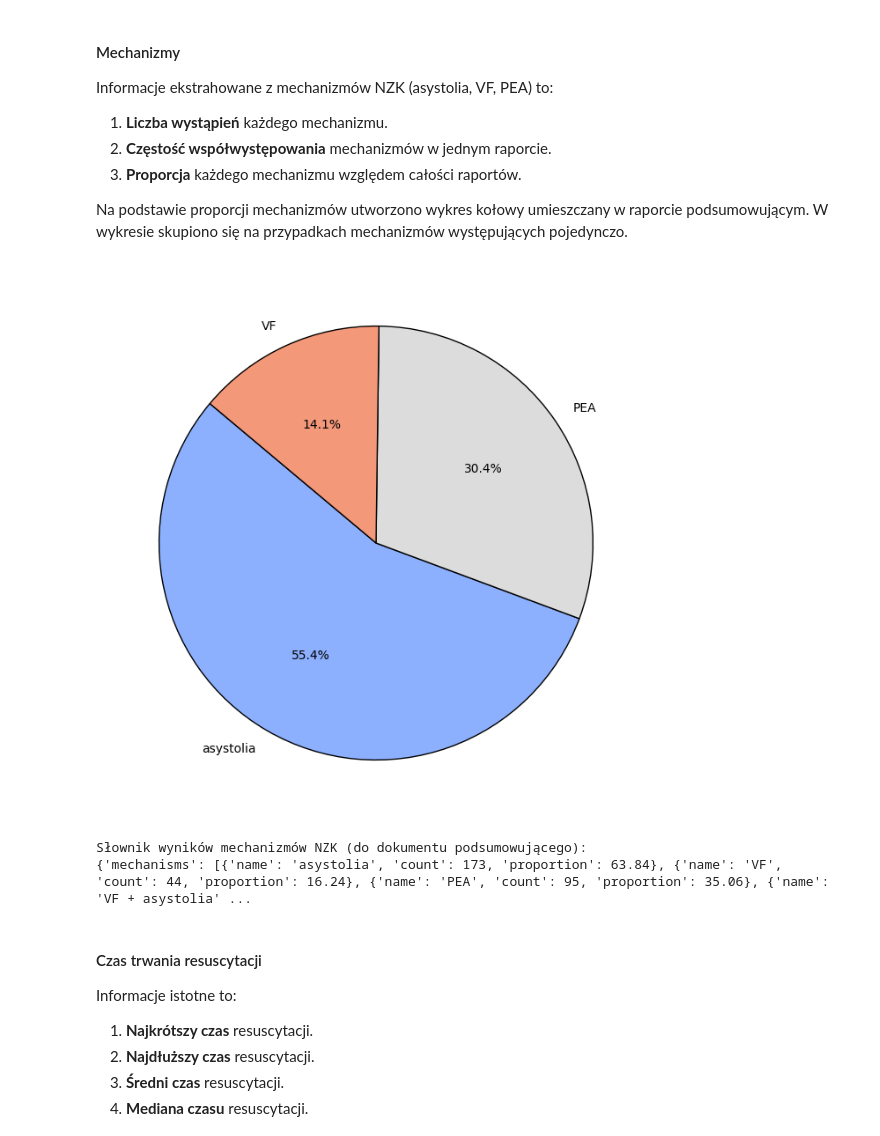
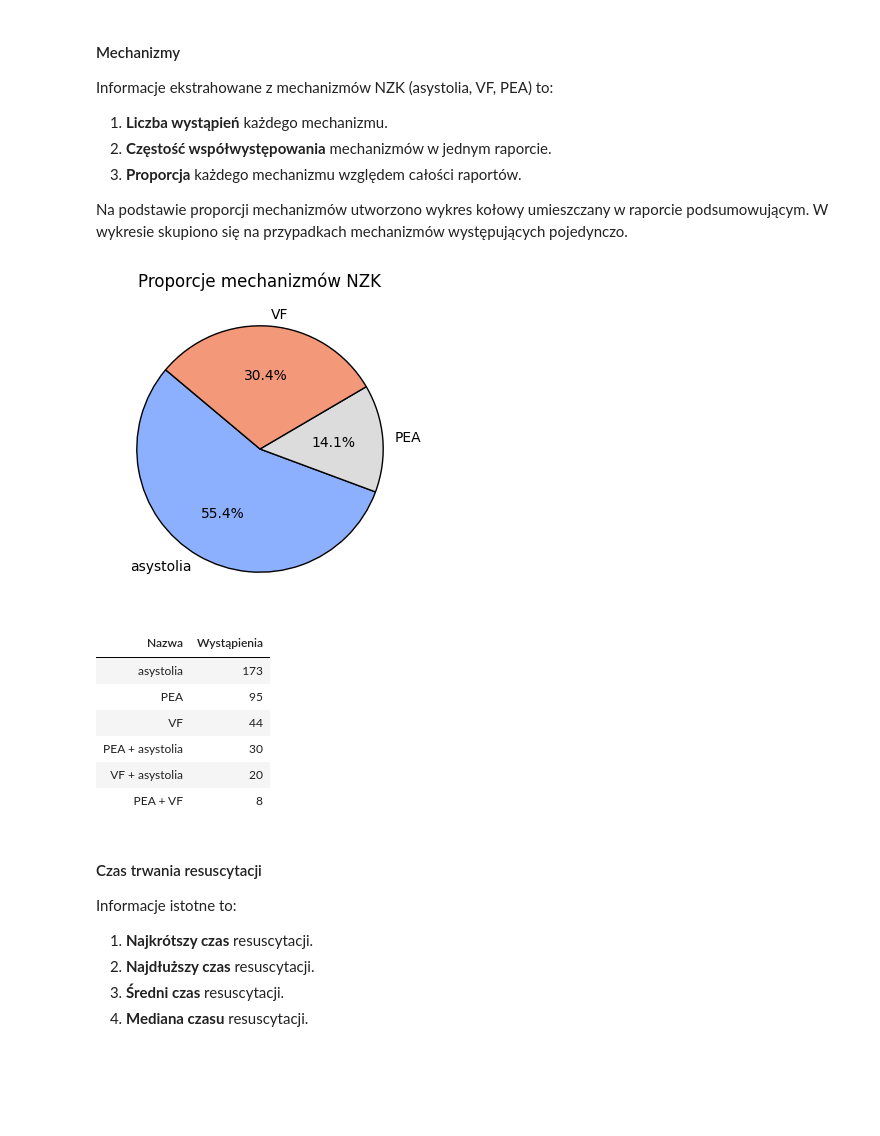
Before and after one commit to juestany/praca_inz, a Jupyter notebook: praca.ipynb, the cells around one changed output. Drawn from its saved outputs; the diff is of its cells as text; code cells hidden in the pictures; blank space fills up the shorter version.

```diff
--- a/praca.ipynb
+++ b/praca.ipynb
@@ -426,77 +381,63 @@ from collections import Counter
 from itertools import combinations
 import matplotlib.pyplot as plt
 import seaborn as sns
+from IPython.display import display, HTML
 
-# Zamiana wartości NaN na puste listy
 df_processed["mechanisms"] = df_processed["mechanisms"].apply(lambda x: x if isinstance(x, list) else [])
 
 total_reports = len(df_processed)
 
-# Liczba wystąpień każdego mechanizmu
+# Występowanie kazdego mechanizmu NZK
 mechanism_counts = Counter([mech for mechs in df_processed["mechanisms"] for mech in mechs])
 
-# Proporcja mechanizmów
-mechanism_proportions = {
-    key: round((count / total_reports) * 100, 2) for key, count in mechanism_counts.items()
-}
-
-# Tworzenie df mechanizmów
 mechanisms_df = pd.DataFrame([
-    {"Mechanizm": mech, "Wystąpienia": count, "Proporcja [%]": mechanism_proportions[mech]}
+    {"Mechanizm": mech, "Wystąpienia": count}
     for mech, count in mechanism_counts.items()
 ]).sort_values(by="Wystąpienia", ascending=False).reset_index(drop=True)
 
-# Współwystępowania mechanizmów
 co_occurrence_counts = Counter()
 for mechs in df_processed["mechanisms"]:
     co_occurrence_counts.update(combinations(sorted(mechs), 2))
 
-# Proporcja współwystąpień
-cooccurrence_proportions = {
-    pair: round((count / total_reports) * 100, 2) for pair, count in co_occurrence_counts.items()
-}
-
-# Tworzenie df współwystąpień
+# Df współwystępujących mechanizmów NZK
 cooccurrences_df = pd.DataFrame([
     {"Mechanizmy": f"{pair[0]} + {pair[1]}",
-     "Wystąpienia": count,
-     "Proporcja [%]": cooccurrence_proportions[pair]}
+     "Wystąpienia": count}
     for pair, count in co_occurrence_counts.items()
 ]).sort_values(by="Wystąpienia", ascending=False).reset_index(drop=True)
 
-# Słownik wyników
-results_mech = {
-    "mechanisms": [
-        {"name": mech, "count": count, "proportion": mechanism_proportions[mech]}
-        for mech, count in mechanism_counts.items()
-    ] + [
-        {"name": f"{pair[0]} + {pair[1]}", "count": count, "proportion": cooccurrence_proportions[pair]}
-        for pair, count in co_occurrence_counts.items()
-    ],
-}
+# Połączenie dwóch df
+combined_df = pd.concat([
+    mechanisms_df.rename(columns={"Mechanizm": "Nazwa"}),
+    cooccurrences_df.rename(columns={"Mechanizmy": "Nazwa"})
+], ignore_index=True).sort_values(by="Wystąpienia", ascending=False).reset_index(drop=True)
 
 # Wykres kołowy dla proporcji mechanizmów NZK
-plt.figure(figsize=(8, 8))
+plt.figure(figsize=(6, 4))
 colors = sns.color_palette("coolwarm", len(mechanisms_df))
 plt.pie(
-    mechanisms_df["Proporcja [%]"],
+    [count for _, count in mechanism_counts.items()],
     labels=mechanisms_df["Mechanizm"],
     autopct=lambda p: f"{p:.1f}%" if p > 0 else "",
     startangle=140,
     colors=colors,
     wedgeprops={"edgecolor": "black"},
 )
+plt.title("Proporcje mechanizmów NZK")
 plt.savefig("proporcje_mechanizmow.png", format="png", dpi=300, bbox_inches="tight")
 plt.show()
 
-# Wyświetlenie wyników
-print("Słownik wyników mechanizmów NZK (do dokumentu podsumowującego):")
-print(results_mech)
-plt.show()
+# Wynik
+display(HTML(combined_df.to_html(index=False)))
 # %% [output]
-[figure, old version]
+[figure, new version]
-Słownik wyników mechanizmów NZK (do dokumentu podsumowującego):
-{'mechanisms': [{'name': 'asystolia', 'count': 173, 'proportion': 63.84}, {'name': 'VF', 'count': 44, 'proportion': 16.24}, {'name': 'PEA', 'count': 95, 'proportion': 35.06}, {'name': 'VF + asystolia' ...
+| Nazwa | Wystąpienia |
+| asystolia | 173 |
+| PEA | 95 |
+| VF | 44 |
+| PEA + asystolia | 30 |
+| VF + asystolia | 20 |
+| PEA + VF | 8 |
 # %% [markdown]
 #### Czas trwania resuscytacji
 Informacje istotne to:
```
Also changed, not shown: parts of 17 cells of this notebook, 4 other files.
